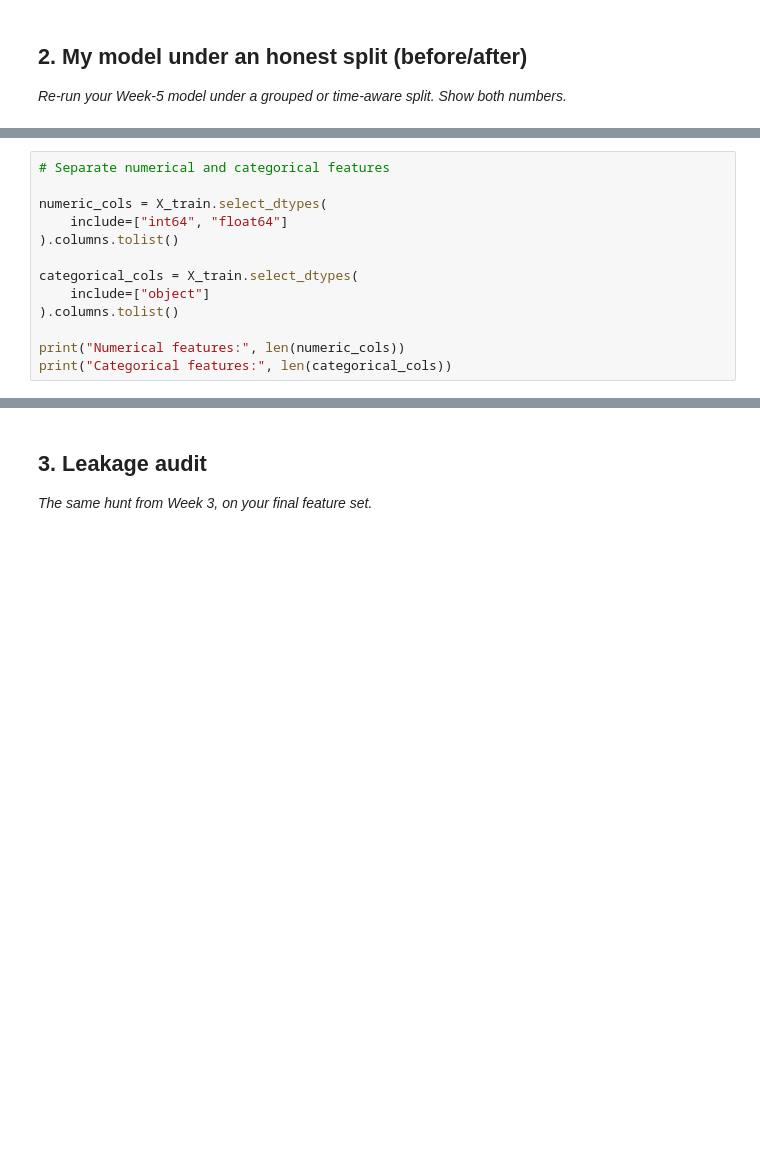
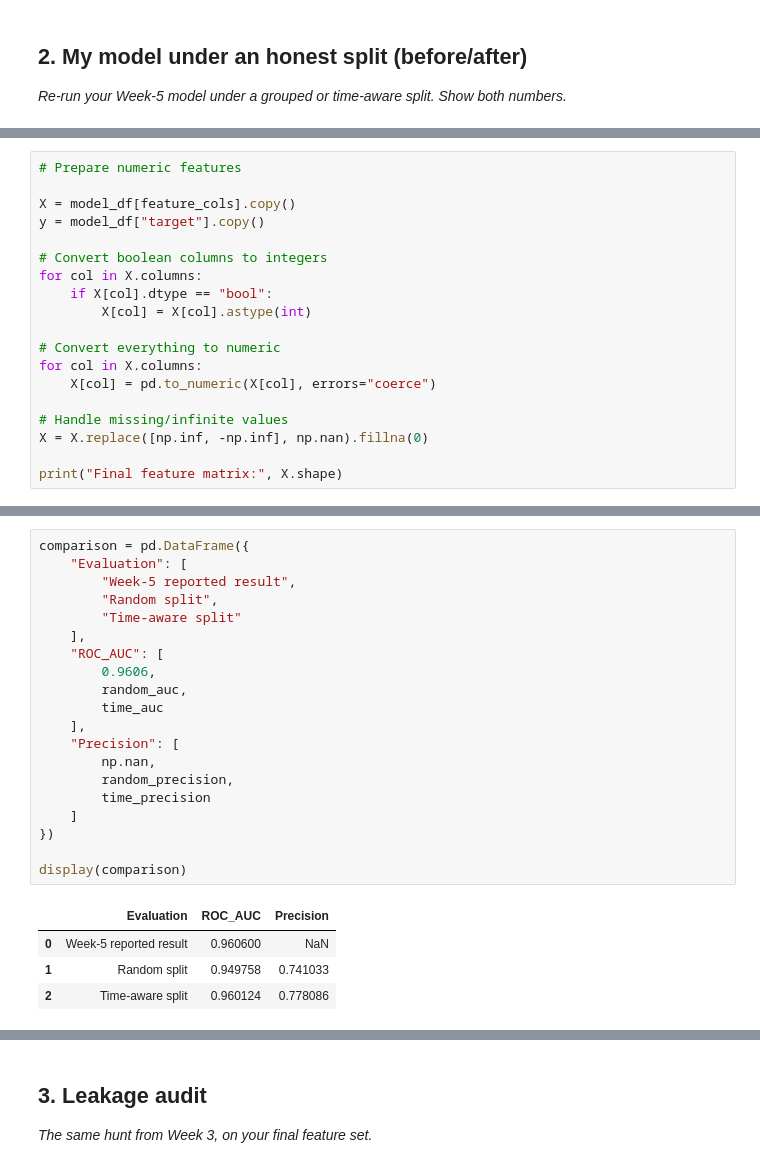
Before and after one commit to jenilrupareliya5150-bit/FlyRankAi-ml-Track, a Jupyter notebook: work/notebooks/w06_validation_audit.ipynb, the cells around one changed output, grey strips where cells are left out. Cells and saved outputs as stored; diff of their text form; blank space fills up the shorter version.

```diff
--- a/work/notebooks/w06_validation_audit.ipynb
+++ b/work/notebooks/w06_validation_audit.ipynb
@@ -178,14 +308,20 @@ Testing shape: (6163, 40)
 # %%
-# Separate numerical and categorical features
+# Prepare numeric features
 
-numeric_cols = X_train.select_dtypes(
-    include=["int64", "float64"]
-).columns.tolist()
+X = model_df[feature_cols].copy()
+y = model_df["target"].copy()
 
-categorical_cols = X_train.select_dtypes(
-    include=["object"]
-).columns.tolist()
+# Convert boolean columns to integers
+for col in X.columns:
+    if X[col].dtype == "bool":
+        X[col] = X[col].astype(int)
 
-print("Numerical features:", len(numeric_cols))
-print("Categorical features:", len(categorical_cols))
+# Convert everything to numeric
+for col in X.columns:
+    X[col] = pd.to_numeric(X[col], errors="coerce")
+
+# Handle missing/infinite values
+X = X.replace([np.inf, -np.inf], np.nan).fillna(0)
+
+print("Final feature matrix:", X.shape)
 # %% [output]
@@ -251,0 +463,25 @@ Honest-split ROC-AUC: 0.8378458481990365
+# %%
+comparison = pd.DataFrame({
+    "Evaluation": [
+        "Week-5 reported result",
+        "Random split",
+        "Time-aware split"
+    ],
+    "ROC_AUC": [
+        0.9606,
+        random_auc,
+        time_auc
+    ],
+    "Precision": [
+        np.nan,
+        random_precision,
+        time_precision
+    ]
+})
+
+display(comparison)
+# %% [output]
+|  | Evaluation | ROC_AUC | Precision |
+| 0 | Week-5 reported result | 0.960600 | NaN |
+| 1 | Random split | 0.949758 | 0.741033 |
+| 2 | Time-aware split | 0.960124 | 0.778086 |
```
Also changed, not shown: parts of 28 cells of this notebook.
